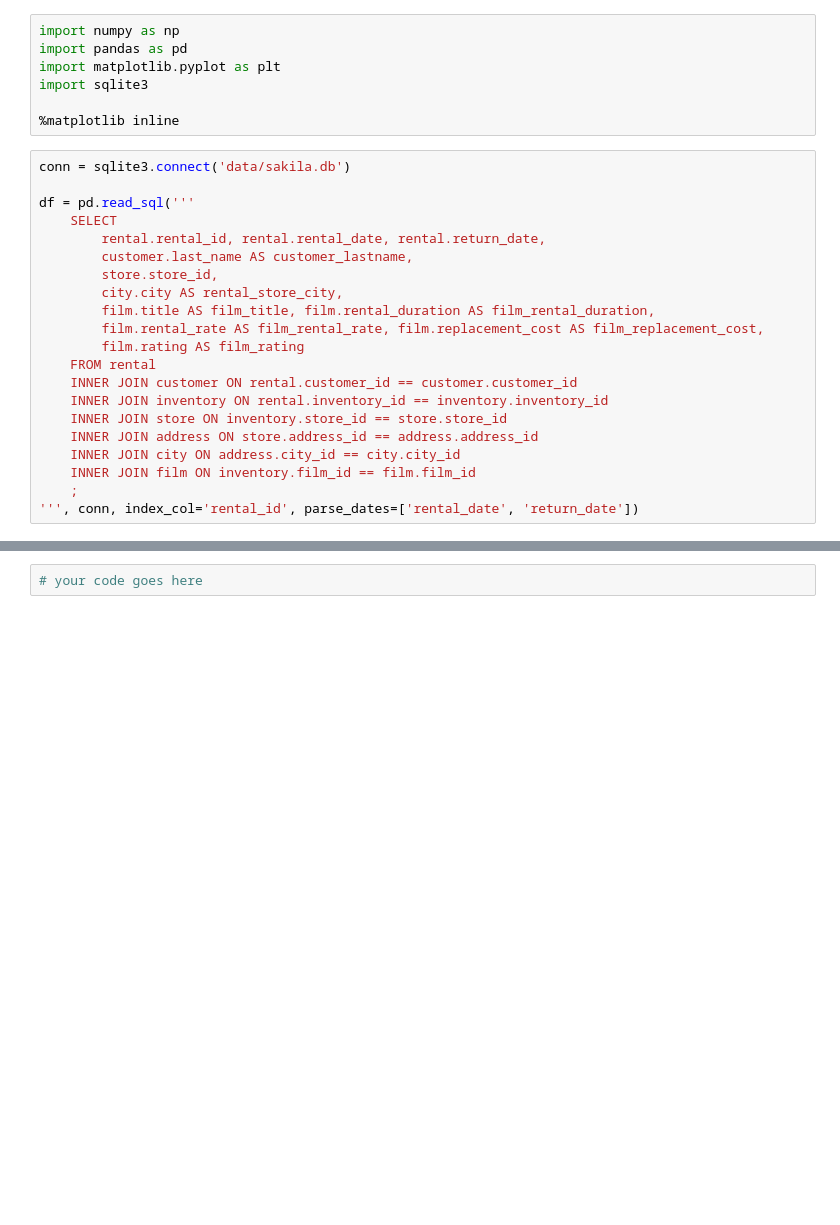
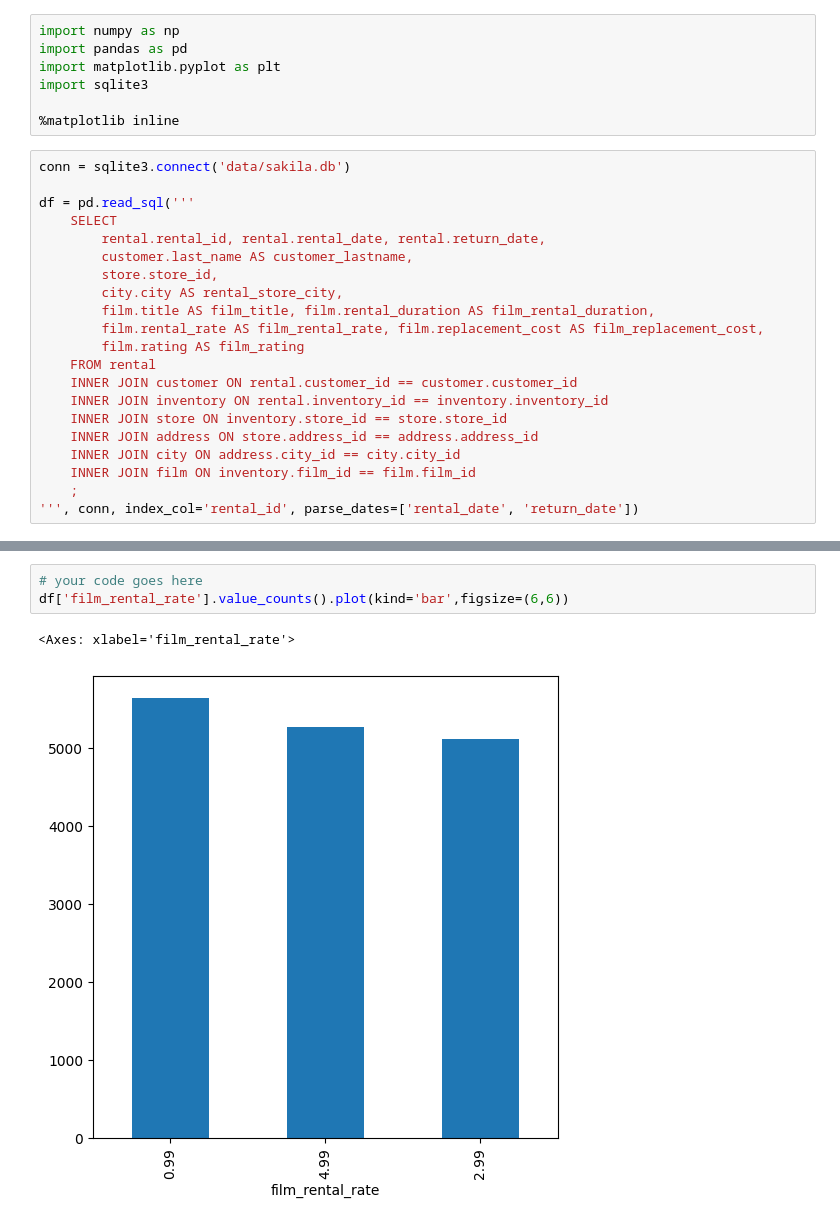
Before and after one commit to phamhoangf/python-datascience-course, a Jupyter notebook: python-datascience-course/week_ (1)/Exercises_2.ipynb, the cells around one changed output, grey strips where cells are left out. Cells and saved outputs as stored; diff of their text form; blank space fills up the shorter version.

```diff
--- a/python-datascience-course/week_ (1)/Exercises_2.ipynb
+++ b/python-datascience-course/week_ (1)/Exercises_2.ipynb
@@ -71,5 +90,9 @@ Show a <b>bar plot</b> with all the durations.
 # %%
 # your code goes here
+df['film_rental_rate'].value_counts().plot(kind='bar',figsize=(6,6))
+# %% [output]
+<Axes: xlabel='film_rental_rate'>
+[figure, added]
 # %% [markdown]
 ![green-divider](https://user-images.githubusercontent.com/7065401/52071924-c003ad80-2562-11e9-8297-1c6595f8a7ff.png)
 
```
Also changed, not shown: parts of 23 cells of this notebook, 1 other file.
